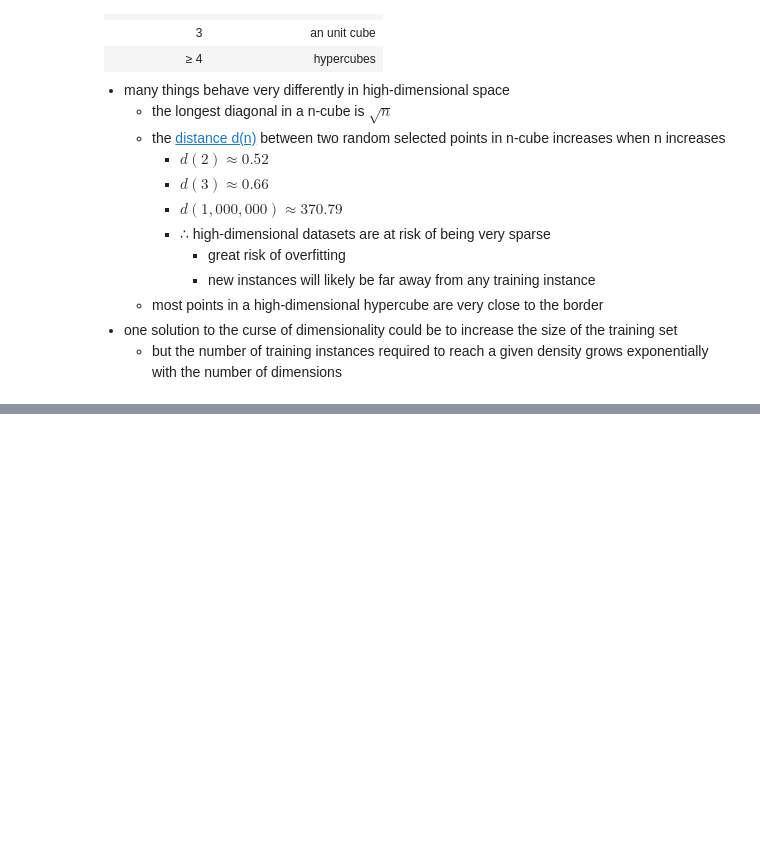
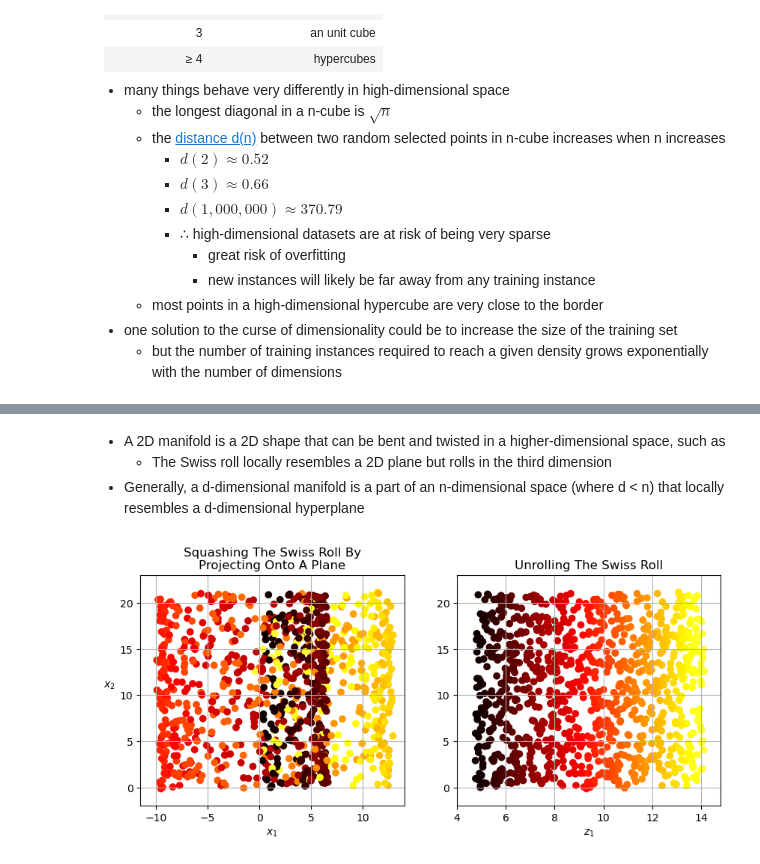
Before and after one commit to ufidon/ml, a Jupyter notebook: mod4/dr.ipynb, the cells around one changed output, grey strips where cells are left out. Saved outputs shown, nothing was run; the diff lists cells and outputs as text; code cells hidden in the pictures; blank space fills up the shorter version.

```diff
--- a/mod4/dr.ipynb
+++ b/mod4/dr.ipynb
@@ -105,0 +199,26 @@ plt.imshow(np.reshape(X[:1],(8,8)))
+# %% [markdown]
+- A 2D manifold is a 2D shape that can be bent and twisted in a higher-dimensional space, such as
+  - The Swiss roll locally resembles a 2D plane but rolls in the third dimension
+- Generally,  a d-dimensional manifold is a part of an n-dimensional space (where d < n) that locally resembles a d-dimensional hyperplane
+# %%
+# 2.  unrolling the Swiss roll is preferred than
+#     Squashing by projecting onto a plane
+
+fig4, ax4 = plt.subplots(1, 2, figsize=(10, 4))
+
+# plt.subplot(121)
+ax4[0].scatter(X_swiss[:, 0], X_swiss[:, 1], c=t, cmap=darker_hot)
+ax4[0].axis(axes[:4])
+ax4[0].set_xlabel("$x_1$")
+ax4[0].set_ylabel("$x_2$", labelpad=10, rotation=0)
+ax4[0].grid(True)
+ax4[0].set_title('Squashing The Swiss Roll By\nProjecting Onto A Plane')
+
+# plt.subplot(122)
+ax4[1].scatter(t, X_swiss[:, 1], c=t, cmap=darker_hot)
+ax4[1].axis([4, 14.8, axes[2], axes[3]])
+ax4[1].set_xlabel("$z_1$")
+ax4[1].set_title('Unrolling The Swiss Roll')
+ax4[1].grid(True);
+# %% [output]
+[figure, added]
```
Also changed, not shown: parts of 27 cells of this notebook, 1 other file.
